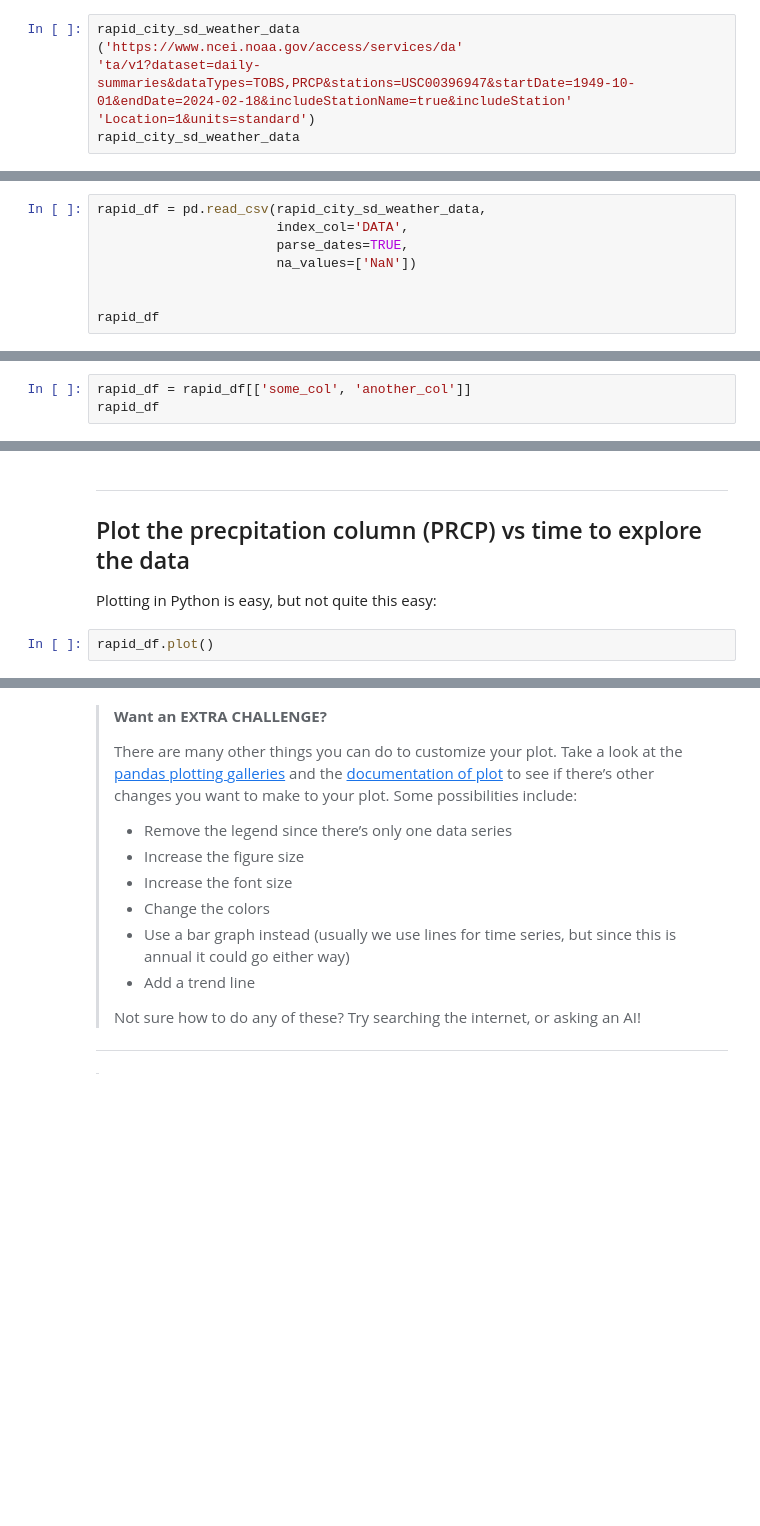
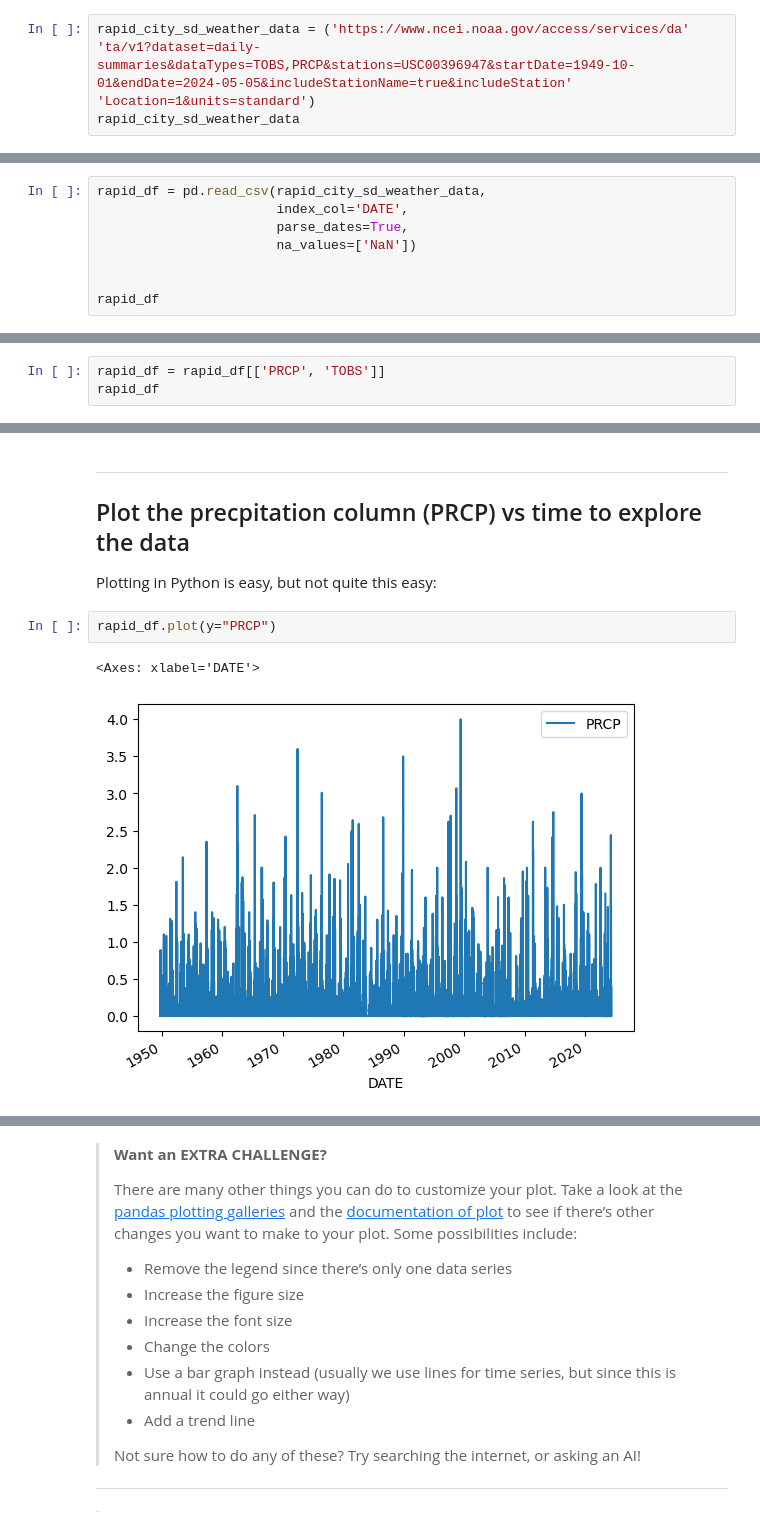
Before and after one commit to cu-esiil-edu/stars-01-get-started-deaglestaff, a Jupyter notebook: Get Started with Open Reproducible Science!.ipynb, the cells around one changed output, grey strips where cells are left out. Cells and saved outputs as stored; diff of their text form; blank space fills up the shorter version.

```diff
--- a/Get Started with Open Reproducible Science!.ipynb
+++ b/Get Started with Open Reproducible Science!.ipynb
@@ -233,9 +233,8 @@ Python has no ‘hey what was that thingy I typed yesterday?’ function).
 > 3.  At the end of the cell where you define your url variable, **call
 >     your variable (type out its name)** so it can be tested.
 # %%
-rapid_city_sd_weather_data
-('https://www.ncei.noaa.gov/access/services/da'
-'ta/v1?dataset=daily-summaries&dataTypes=TOBS,PRCP&stations=USC00396947&startDate=1949-10-01&endDate=2024-02-18&includeStationName=true&includeStation'
+rapid_city_sd_weather_data = ('https://www.ncei.noaa.gov/access/services/da'
+'ta/v1?dataset=daily-summaries&dataTypes=TOBS,PRCP&stations=USC00396947&startDate=1949-10-01&endDate=2024-05-05&includeStationName=true&includeStation'
 'Location=1&units=standard')
 rapid_city_sd_weather_data
 # %% [output]
@@ -304,8 +303,8 @@ line of your code cell** Then, you will be able to run the test cell
 below and find out if your answer is correct.
 # %%
 rapid_df = pd.read_csv(rapid_city_sd_weather_data,
-                       index_col='DATA',
-                       parse_dates=TRUE,
+                       index_col='DATE',
+                       parse_dates=True,
                        na_values=['NaN'])
 
 
@@ -341,5 +358,5 @@ type(rapid_df)
 line of your code cell** Then, you will be able to run the test cell
 below and find out if your answer is correct.
 # %%
-rapid_df = rapid_df[['some_col', 'another_col']]
+rapid_df = rapid_df[['PRCP', 'TOBS']]
 rapid_df
@@ -362,7 +397,10 @@ print('You earned {} of 5 points for downloading data'.format(points))
 
 Plotting in Python is easy, but not quite this easy:
 # %%
-rapid_df.plot()
+rapid_df.plot(y="PRCP")
+# %% [output]
+<Axes: xlabel='DATE'>
+[figure, added]
 # %% [markdown]
 > ****Label and describe your plots****
 >
```
Also changed, not shown: parts of 8 cells of this notebook.
